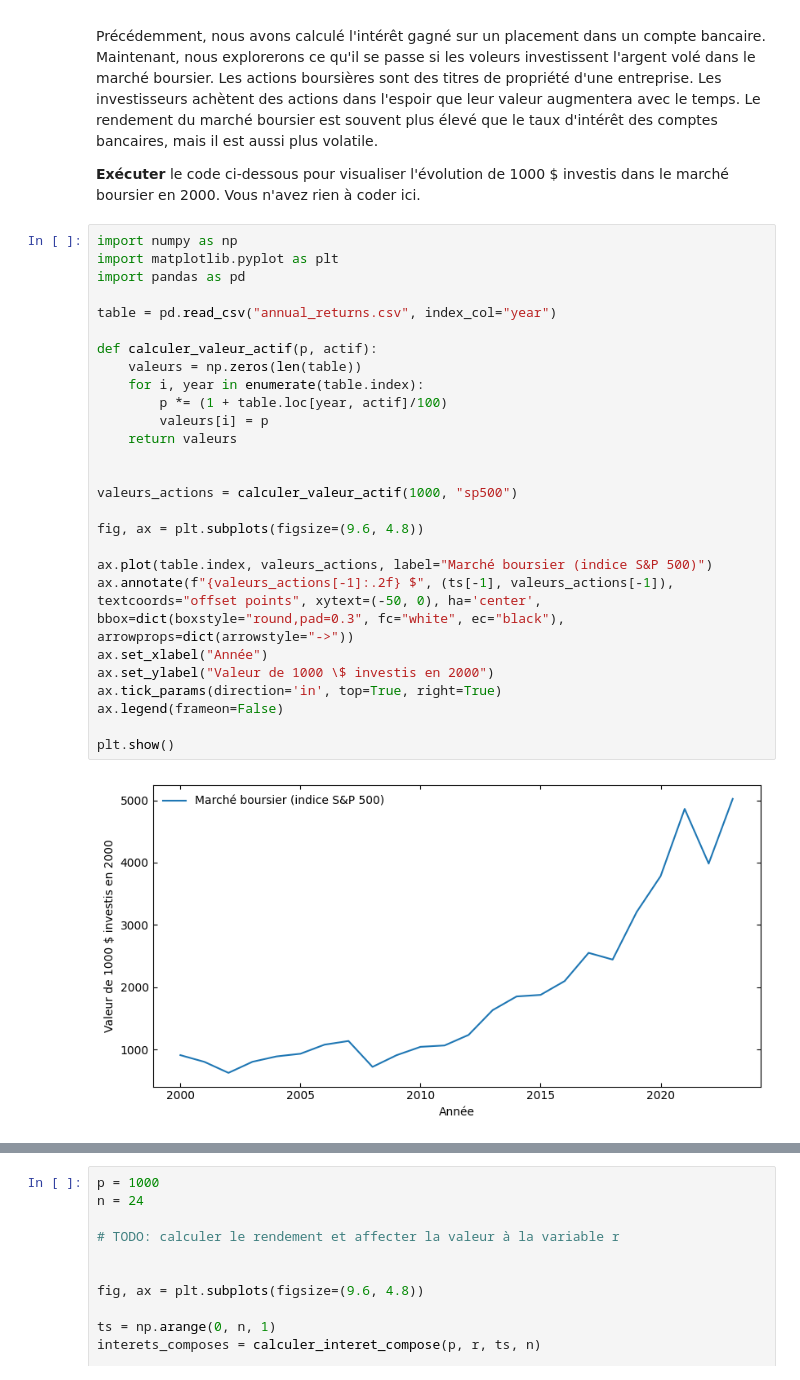
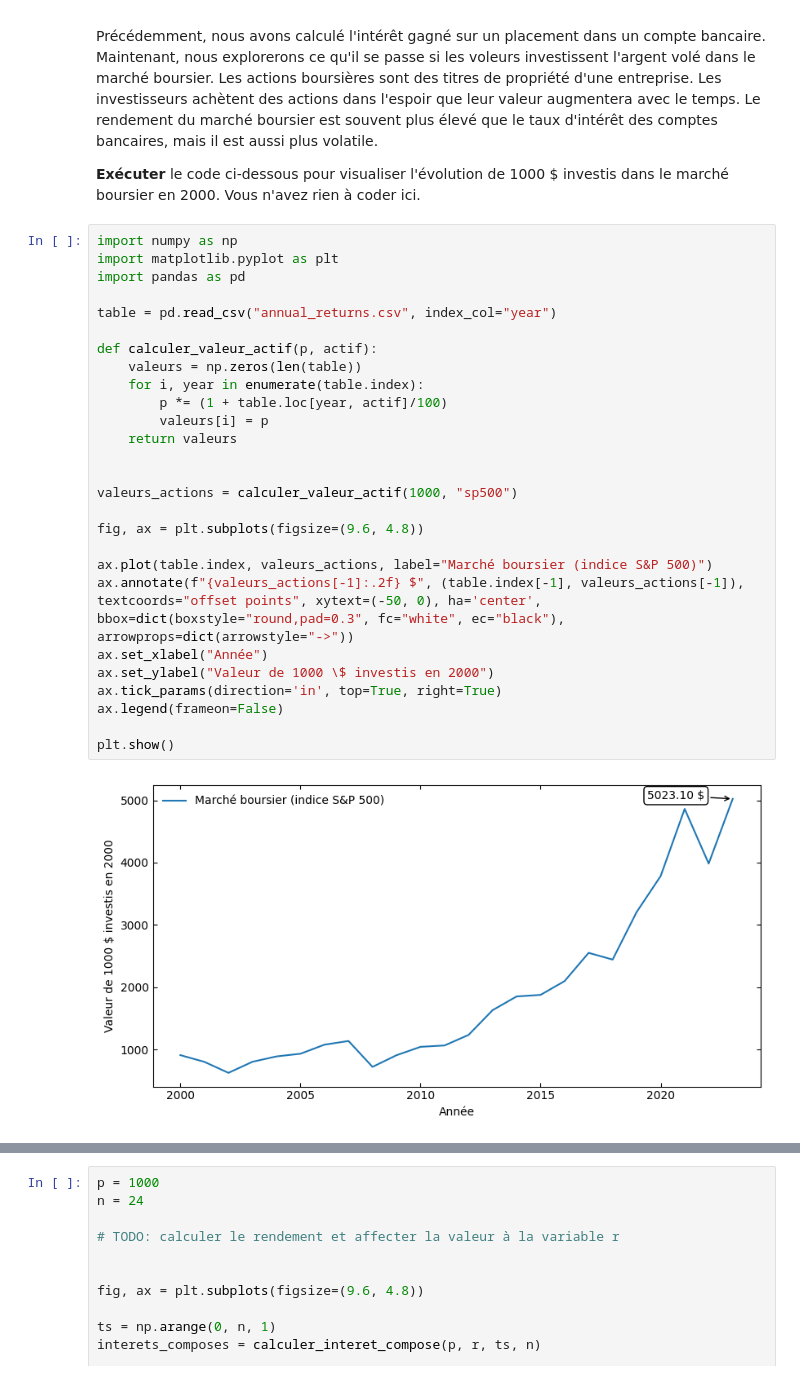
Before and after one commit to frmar440/coupe-de-science-2024, a Jupyter notebook: problems.ipynb, the cells around one changed output, grey strips where cells are left out. Cells and saved outputs as stored; diff of their text form.

```diff
--- a/problems.ipynb
+++ b/problems.ipynb
@@ -107,32 +107,32 @@ Précédemment, nous avons calculé l'intérêt gagné sur un placement dans un
 # %%
 import numpy as np
 import matplotlib.pyplot as plt
 import pandas as pd
 
 table = pd.read_csv("annual_returns.csv", index_col="year")
 
 def calculer_valeur_actif(p, actif):
     valeurs = np.zeros(len(table))
     for i, year in enumerate(table.index):
         p *= (1 + table.loc[year, actif]/100)
         valeurs[i] = p
     return valeurs
 
 
 valeurs_actions = calculer_valeur_actif(1000, "sp500")
 
 fig, ax = plt.subplots(figsize=(9.6, 4.8))
 
 ax.plot(table.index, valeurs_actions, label="Marché boursier (indice S&P 500)")
-ax.annotate(f"{valeurs_actions[-1]:.2f} $", (ts[-1], valeurs_actions[-1]), textcoords="offset points", xytext=(-50, 0), ha='center', bbox=dict(boxstyle="round,pad=0.3", fc="white", ec="black"), arrowprops=dict(arrowstyle="->"))
+ax.annotate(f"{valeurs_actions[-1]:.2f} $", (table.index[-1], valeurs_actions[-1]), textcoords="offset points", xytext=(-50, 0), ha='center', bbox=dict(boxstyle="round,pad=0.3", fc="white", ec="black"), arrowprops=dict(arrowstyle="->"))
 ax.set_xlabel("Année")
 ax.set_ylabel("Valeur de 1000 \$ investis en 2000")
 ax.tick_params(direction='in', top=True, right=True)
 ax.legend(frameon=False)
 
 plt.show()
 # %% [output]
-[figure, old version]
+[figure, new version]
 # %% [markdown]
 Vous devez maintenant trouver la moyenne géométrique du rendement annuel du marché boursier, ou en d'autres mots l'intérêt composé. Il suffit de diviser la valeur finale par la valeur initiale, de prendre la racine $n$-ième de ce résultat, où $n$ est le nombre d'années, et de soustraire 1. La formule est donnée par:
 $$
```
Also changed, not shown: parts of 18 cells of this notebook, 1 other file.
